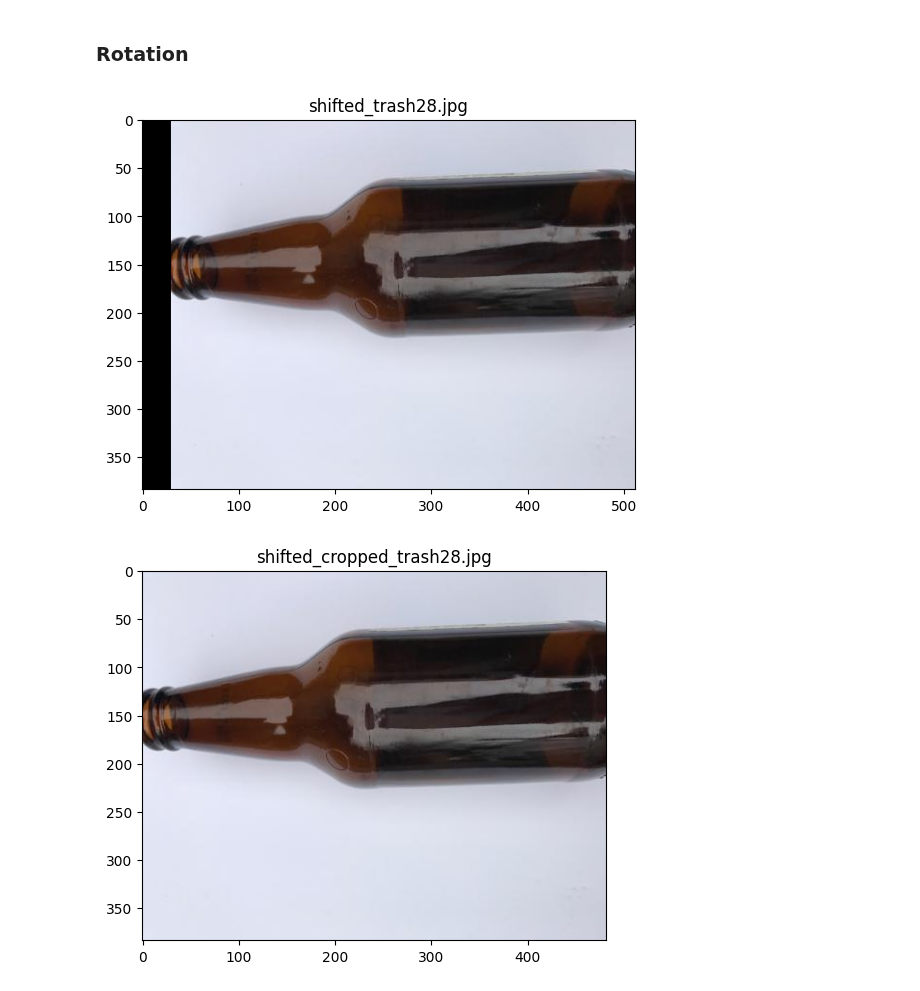
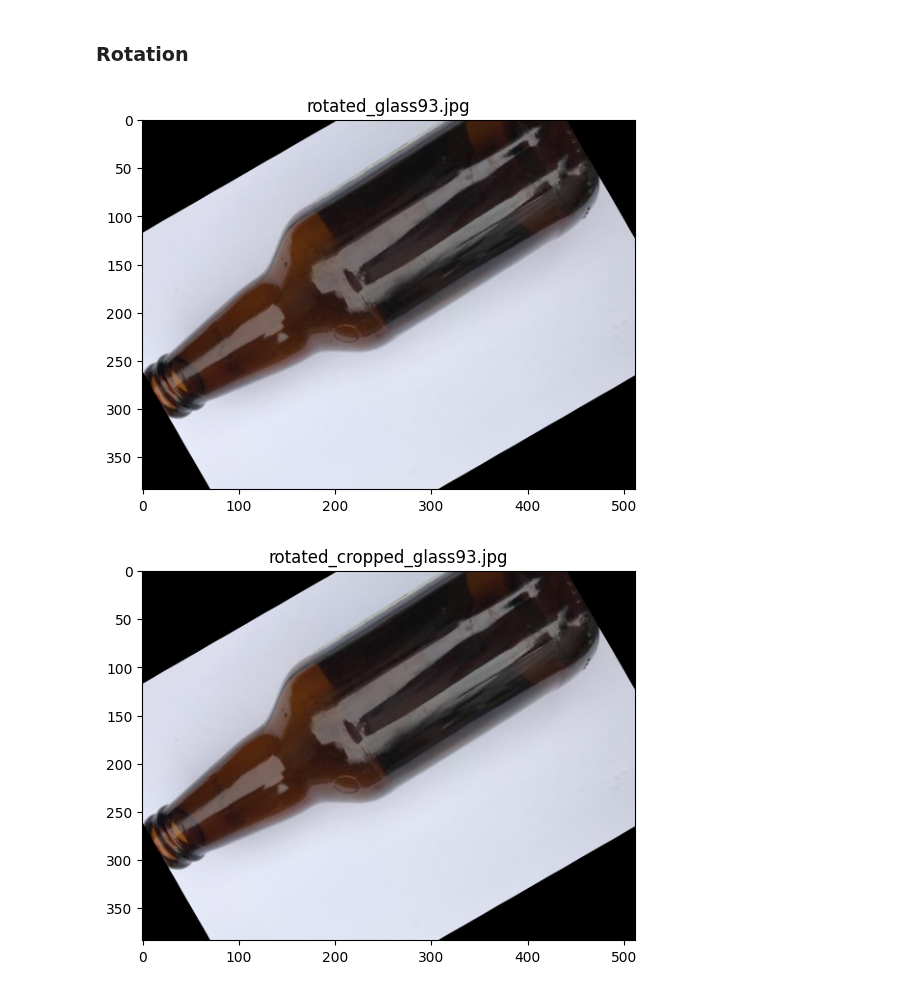
Before and after one commit to Mykhailo20/DS_Bootcamp_2023, a Jupyter notebook: Final_Project/Analysis/Augmentation_Techniques.ipynb, the cells around one changed output. Cells and saved outputs as stored; diff of their text form; code cells hidden in the pictures.

```diff
--- a/Final_Project/Analysis/Augmentation_Techniques.ipynb
+++ b/Final_Project/Analysis/Augmentation_Techniques.ipynb
@@ -42,7 +41,7 @@ image_filepaths = [source_path_cardboard, source_path_glass, source_path_metal,
                    source_path_trash]
 image_filenames = ['cardboard148.jpg', 'glass93.jpg', 'metal69.jpg', 'paper104.jpg', 'plastic118.jpg',
                   'trash28.jpg']
-show_images = True
+show_images = False
 images = []
 for image_filepath, image_filename in zip(image_filepaths, image_filenames):
     img = cv2.imread(os.path.join(image_filepath, image_filename))
@@ -111,45 +110,42 @@ print(f"img_height = {img_height}, img_width = {img_width}")
 img_height = 384, img_width = 512
 # %% [markdown]
 ### Rotation
-# %%
-width_shift_fraction = 0.1
-
-img = images[1]
-
-height, width = img.shape[:2]
-
-# Calculate the width shift value
-width_shift = int(width * width_shift_fraction)
-
-# Generate a random width shift value within the specified range
-random_width_shift = np.random.randint(-width_shift, width_shift + 1)
-
-# Calculate the new x-coordinate for width shift
-x_shifted = width // 2 + random_width_shift
-
-# Calculate the rotation matrix for width shift
-shift_matrix = np.float32([[1, 0, random_width_shift], [0, 1, 0]])
-
-# Apply the width shift to the image using warpAffine
-changed_image = cv2.warpAffine(img, shift_matrix, (width, height))
-
-# Find non-zero pixels in the rotated image
-non_zero_pixels = cv2.findNonZero(cv2.cvtColor(changed_image, cv2.COLOR_BGR2GRAY))
-
-# Get the bounding box of non-zero pixels
-x, y, w, h = cv2.boundingRect(non_zero_pixels)
-
-# Crop the rotated image to the adjusted bounding box
-changed_image_cropped = changed_image[y:y+h, x:x+w]
-
-# Display the shifted image
-display_image(changed_image, title=f'shifted_{image_filename}')
-
-# Display the shifted cropped image
-display_image(changed_image_cropped, title=f'shifted_cropped_{image_filename}')
-# %% [output]
-[figure, removed]
-[figure, removed]
+# %%
+img_index = 1
+img = images[img_index]
+image_filename = image_filenames[img_index]
+
+angle = 30
+
+height, width = img.shape[:2]
+
+# Calculate the rotation matrix
+rotation_matrix = cv2.getRotationMatrix2D((width / 2, height / 2), angle, 1)
+
+# Apply the rotation to the image using warpAffine
+rotated_image = cv2.warpAffine(img, rotation_matrix, (width, height))
+
+# Find non-zero pixels in the rotated image
+non_zero_pixels = cv2.findNonZero(cv2.cvtColor(rotated_image, cv2.COLOR_BGR2GRAY))
+
+# Get the bounding box of non-zero pixels
+x, y, w, h = cv2.boundingRect(non_zero_pixels)
+
+# Adjust the bounding box coordinates for the rotated image
+x_new = x - (width - w) // 2
+y_new = y - (height - h) // 2
+
+# Crop the rotated image to the adjusted bounding box
+rotated_image_cropped = rotated_image[y_new:y_new+h, x_new:x_new+w]
+
+# Display the rotated image as needed
+display_image(rotated_image, title=f'rotated_{image_filename}')
+
+# Display the rotated cropped image as needed
+display_image(rotated_image_cropped, title=f'rotated_cropped_{image_filename}')
+# %% [output]
+[figure, added]
+[figure, added]
 # %%
 print(f'x = {x}, y = {y}, w = {w}, h = {h}')
 # %% [output]
```
Also changed, not shown: parts of 9 cells of this notebook.
